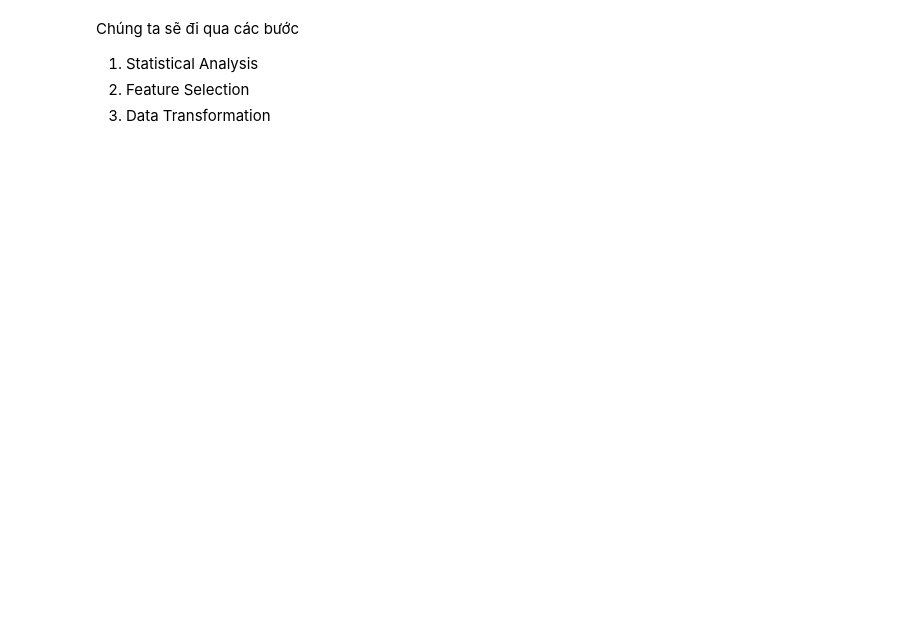
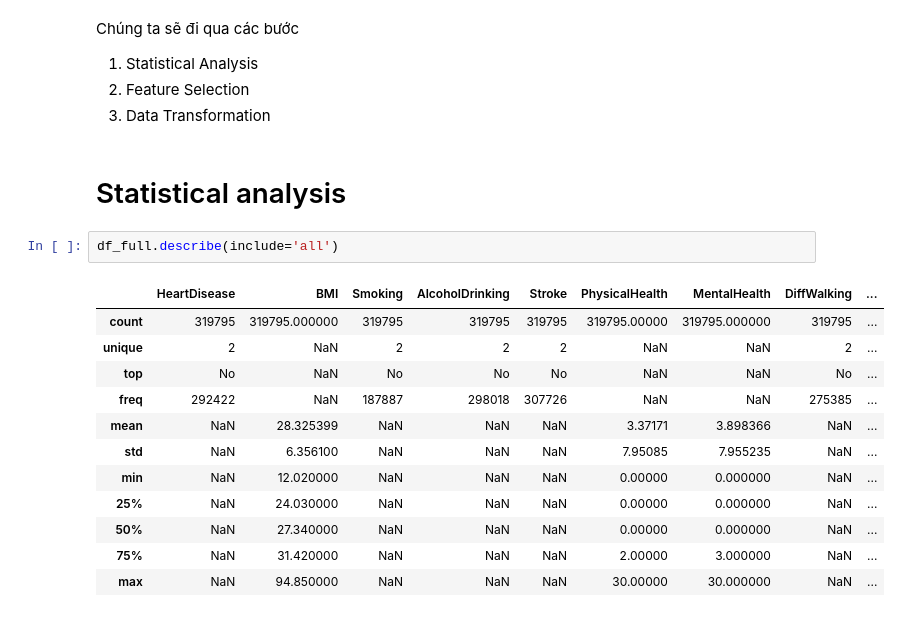
Before and after one commit to danhngan/Heart_disease, a Jupyter notebook: preprocessing.ipynb, the cells around one changed output. Cells and saved outputs as stored; diff of their text form; blank space fills up the shorter version.

```diff
--- a/preprocessing.ipynb
+++ b/preprocessing.ipynb
@@ -108,3 +109,20 @@ Chúng ta sẽ đi qua các bước
 1. Statistical Analysis
 1. Feature Selection
 1. Data Transformation
+# %% [markdown]
+# Statistical analysis
+# %%
+df_full.describe(include='all')
+# %% [output]
+|  | HeartDisease | BMI | Smoking | AlcoholDrinking | Stroke | PhysicalHealth | MentalHealth | DiffWalking | ... |
+| count | 319795 | 319795.000000 | 319795 | 319795 | 319795 | 319795.00000 | 319795.000000 | 319795 | ... |
+| unique | 2 | NaN | 2 | 2 | 2 | NaN | NaN | 2 | ... |
+| top | No | NaN | No | No | No | NaN | NaN | No | ... |
+| freq | 292422 | NaN | 187887 | 298018 | 307726 | NaN | NaN | 275385 | ... |
+| mean | NaN | 28.325399 | NaN | NaN | NaN | 3.37171 | 3.898366 | NaN | ... |
+| std | NaN | 6.356100 | NaN | NaN | NaN | 7.95085 | 7.955235 | NaN | ... |
+| min | NaN | 12.020000 | NaN | NaN | NaN | 0.00000 | 0.000000 | NaN | ... |
+| 25% | NaN | 24.030000 | NaN | NaN | NaN | 0.00000 | 0.000000 | NaN | ... |
+| 50% | NaN | 27.340000 | NaN | NaN | NaN | 0.00000 | 0.000000 | NaN | ... |
+| 75% | NaN | 31.420000 | NaN | NaN | NaN | 2.00000 | 3.000000 | NaN | ... |
+| max | NaN | 94.850000 | NaN | NaN | NaN | 30.00000 | 30.000000 | NaN | ... |
```
Also changed, not shown: parts of 8 cells of this notebook.
